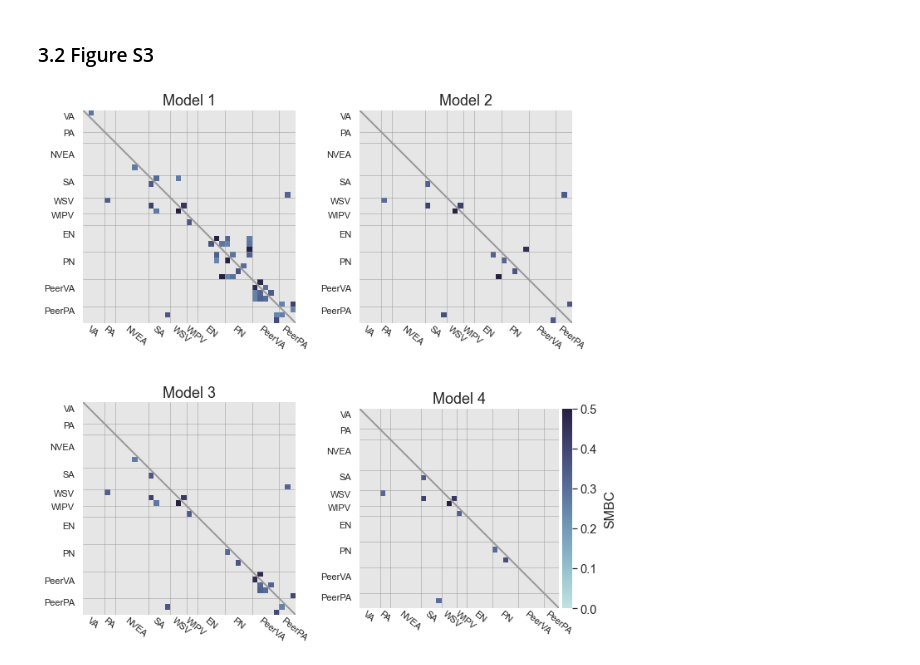
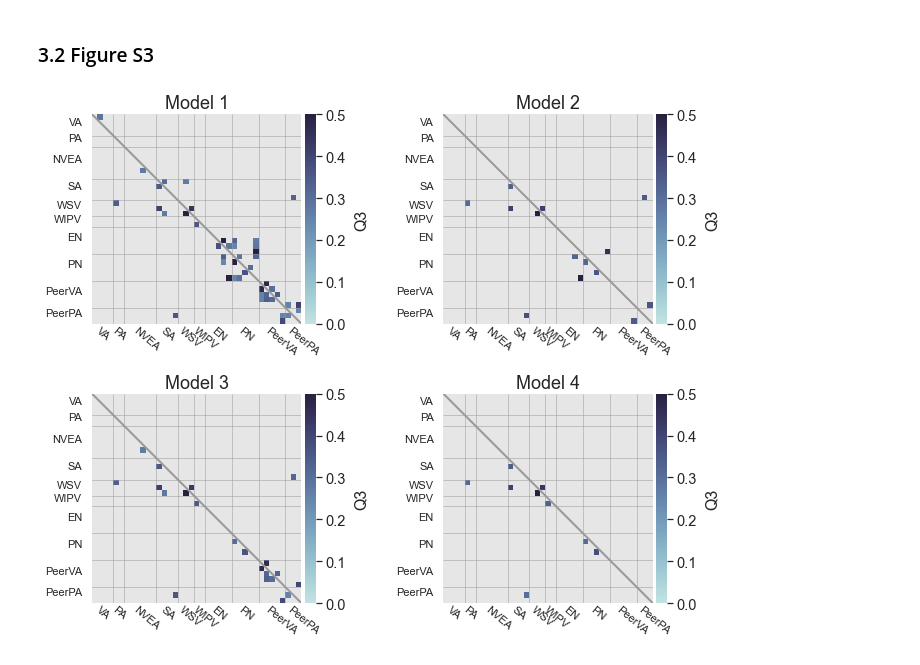
Before and after one commit to szorowi1/mace-irt, a Jupyter notebook: analysis/02_PPMC.ipynb, the cells around one changed output. Cells and saved outputs as stored; diff of their text form; code cells hidden in the pictures.

```diff
--- a/analysis/02_PPMC.ipynb
+++ b/analysis/02_PPMC.ipynb
@@ -293,7 +293,7 @@ order = dict(
 #~~~~~~~~~~~~~~~~~~~~~~~~~~~~~~~~~~~~~~~~~~#
 
 ## Initialize canvas.
-fig, axes = plt.subplots(2, 2, figsize=(10, 10))
+fig, axes = plt.subplots(2, 2, figsize=(10, 8))
 
 ## Define tick positions.
 lengths = [len(v) for v in order.values()]
@@ -327,41 +327,37 @@ for j, (ax, m) in enumerate(zip(axes.flatten(), models)):
         else: smbc += np.tril(tmp)
 
     ## Handle colorbar.
-    if m == models[-1]:
-        cbar = True
-        divider = make_axes_locatable(ax)
-        cbar_ax = divider.append_axes("right", size="5%", pad=0.05)
-    else:
-        cbar = False
-        cbar_ax = None
+    cbar = True
+    divider = make_axes_locatable(ax)
+    cbar_ax = divider.append_axes("right", size="5%", pad=0.05)
 
     ## Plot background tiles.
     sns.heatmap(np.identity(len(smbc)), cmap=ListedColormap(['0.9','0.9']),
                 square=True, cbar=False, ax=ax)
 
     ## Plot SMBC.
     sns.heatmap(smbc, cmap=cmap, vmin=0.0, vmax=0.5, cbar=cbar, mask=smbc==0, square=True,
                 xticklabels=[], yticklabels=[], ax=ax, cbar_ax=cbar_ax)
 
     ## Draw boundary lines.
     ax.plot([0,40], [0,40], color='0.6', lw=2)
     for k in np.cumsum([len(v) for v in order.values()]):
         ax.axhline(k, color='0.6', lw=0.5)
         ax.axvline(k, color='0.6', lw=0.5)
 
     ## Add details.
     ax.set(xticks=ticks, yticks=ticks)
     ax.set_xticklabels(order.keys(), ha='left', fontsize=11, rotation=-40)
     ax.set_yticklabels(order.keys(), va='top', fontsize=11, rotation=0)
     ax.tick_params(axis='x', which='major', pad=-5)
     ax.set_title(titles[j], fontsize=18)
 
     ## Update colorbar.
     if cbar:
         cbar = ax.collections[1].colorbar
-        cbar.set_label(r'SMBC', labelpad=8)
+        cbar.set_label(r'Q3', labelpad=8)
 
 plt.tight_layout()
-# plt.savefig(os.path.join('..', 'figures', 'fig01.png'), dpi=100)
+plt.savefig(os.path.join('..', 'figures', 'figS03.png'), dpi=100)
 # %% [output]
-[figure, old version]
+[figure, new version]
```
Also changed, not shown: 3 other files.
